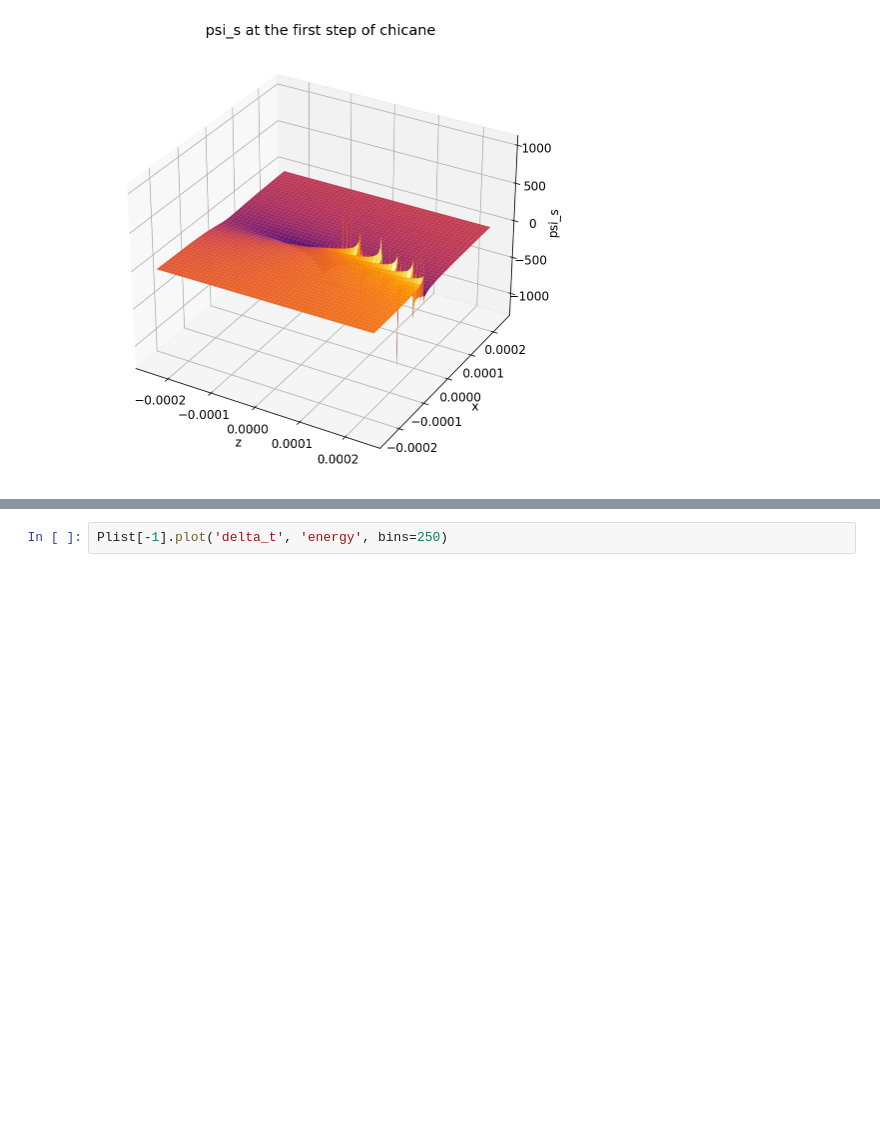
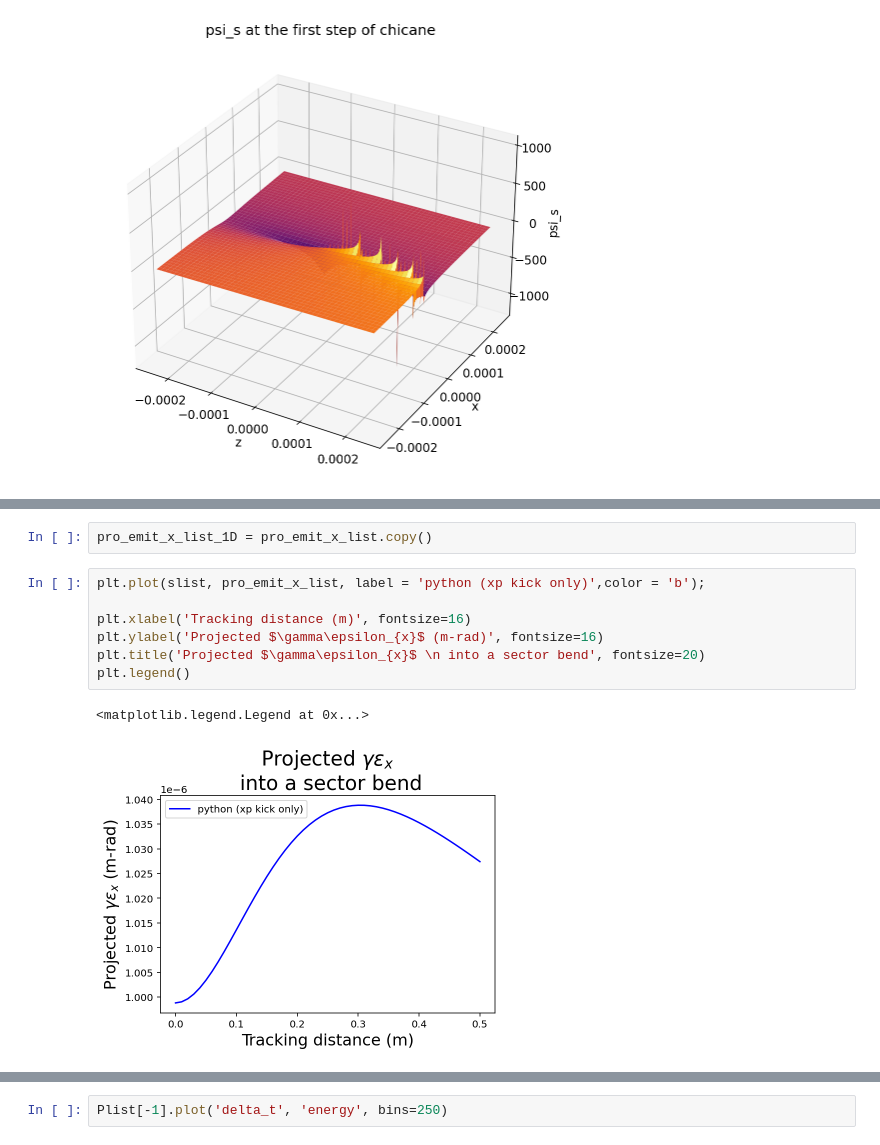
Before and after one commit to weiyuanlou/PyCSR2D, a Jupyter notebook: benchmarking/one_bend/CT2.ipynb, the cells around one changed output, grey strips where cells are left out. Cells and saved outputs as stored; diff of their text form; blank space fills up the shorter version.

```diff
--- a/benchmarking/one_bend/CT2.ipynb
+++ b/benchmarking/one_bend/CT2.ipynb
@@ -441,0 +465,12 @@ plt.legend()
+# %%
+pro_emit_x_list_1D = pro_emit_x_list.copy()
+# %%
+plt.plot(slist, pro_emit_x_list, label = 'python (xp kick only)',color = 'b');
+
+plt.xlabel('Tracking distance (m)', fontsize=16)
+plt.ylabel('Projected $\gamma\epsilon_{x}$ (m-rad)', fontsize=16)
+plt.title('Projected $\gamma\epsilon_{x}$ \n into a sector bend', fontsize=20)
+plt.legend()
+# %% [output]
+<matplotlib.legend.Legend at 0x...>
+[figure, added]
```
Also changed, not shown: parts of 50 cells of this notebook, 2 other files.
